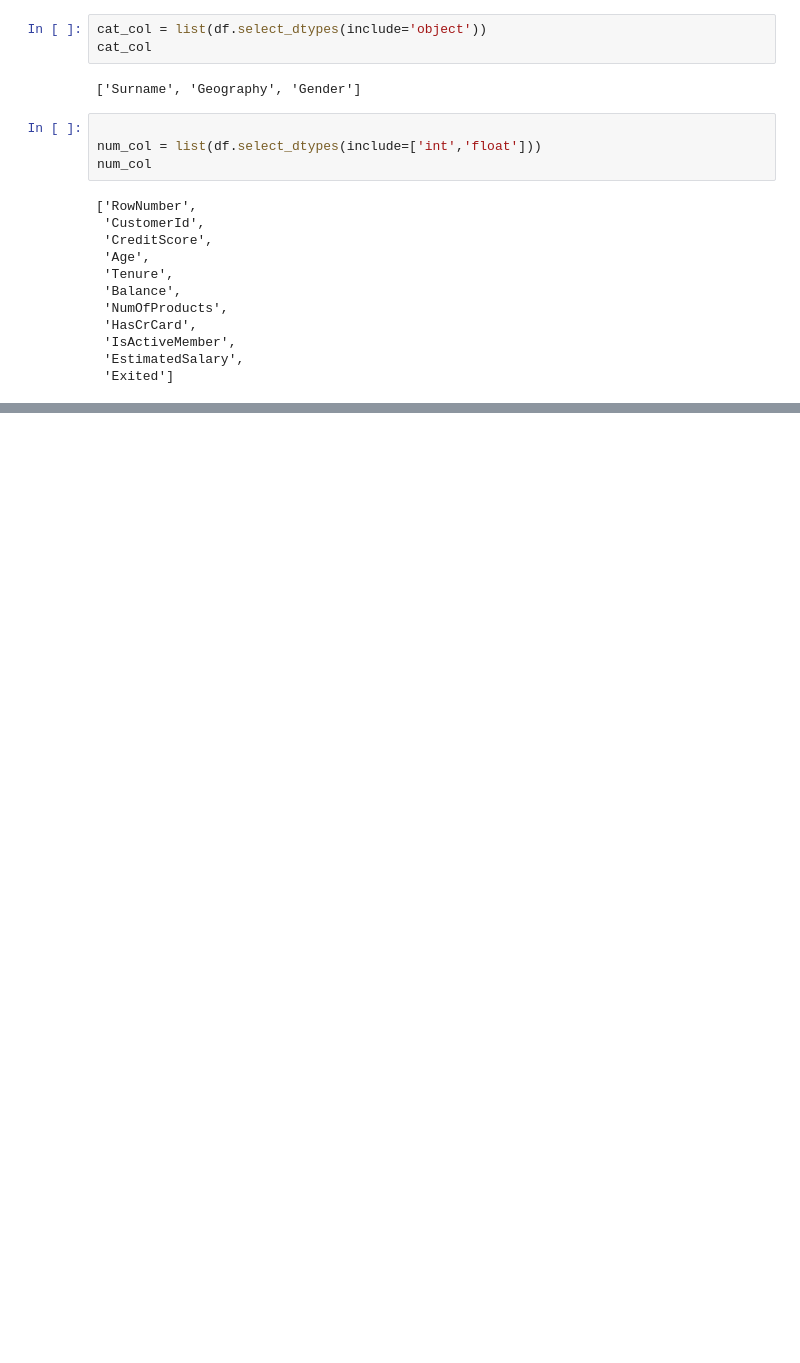
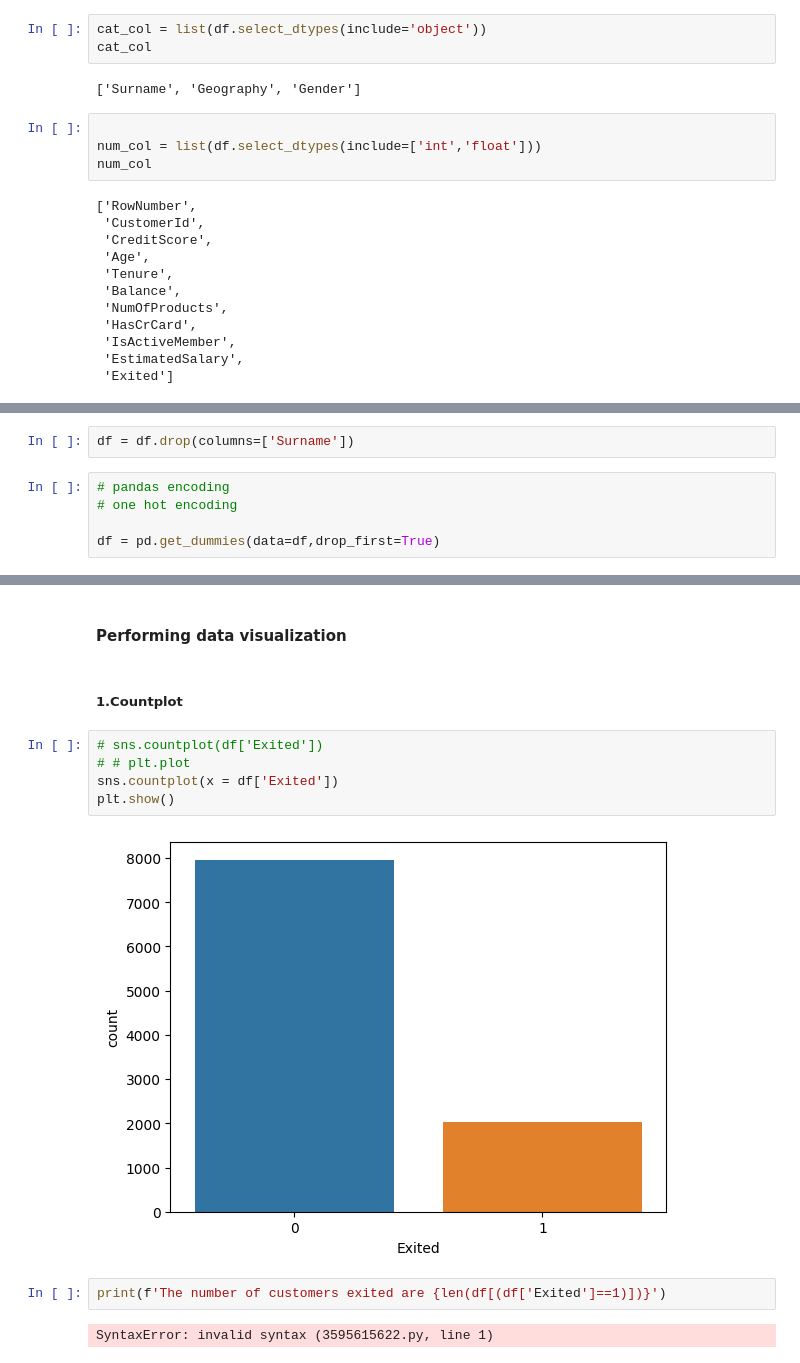
Before and after one commit to Saurav-Krishna/Data-analytics-Projects, a Jupyter notebook: Customer_Churn_Rate_prediction/main.ipynb, the cells around one changed output, grey strips where cells are left out. Cells and saved outputs as stored; diff of their text form; blank space fills up the shorter version.

Commit message:
data prepocessing and exploration done moving to modeling

```diff
--- a/Customer_Churn_Rate_prediction/main.ipynb
+++ b/Customer_Churn_Rate_prediction/main.ipynb
@@ -86,0 +123,7 @@ num_col
+# %%
+df = df.drop(columns=['Surname'])
+# %%
+# pandas encoding
+# one hot encoding
+
+df = pd.get_dummies(data=df,drop_first=True)
@@ -86,0 +139,15 @@ num_col
+# %% [markdown]
+#### Performing data visualization
+# %% [markdown]
+##### 1.Countplot
+# %%
+# sns.countplot(df['Exited'])
+# # plt.plot
+sns.countplot(x = df['Exited'])
+plt.show()
+# %% [output]
+[figure, added]
+# %%
+print(f'The number of customers exited are {len(df[(df['Exited']==1)])}')
+# %% [output]
+SyntaxError: invalid syntax (3595615622.py, line 1)
```
Also changed, not shown: parts of 13 cells of this notebook.
